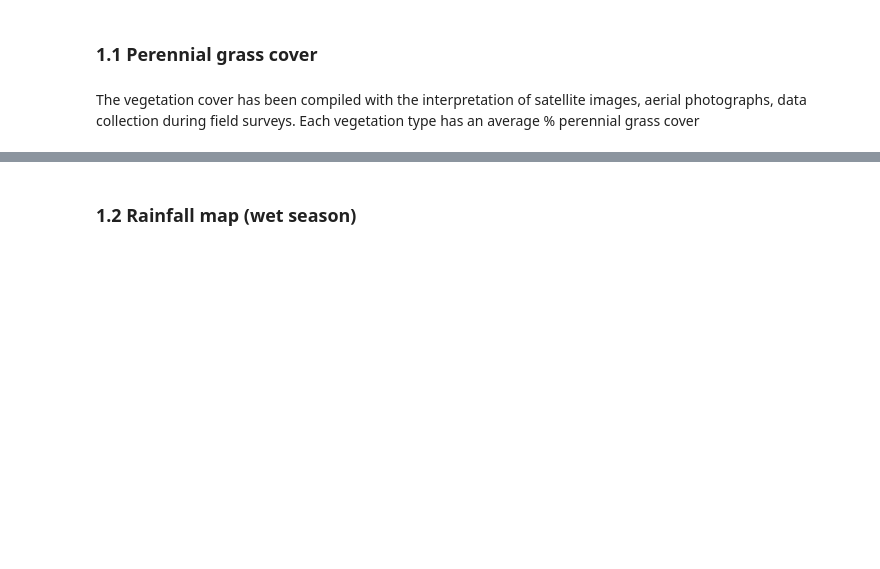
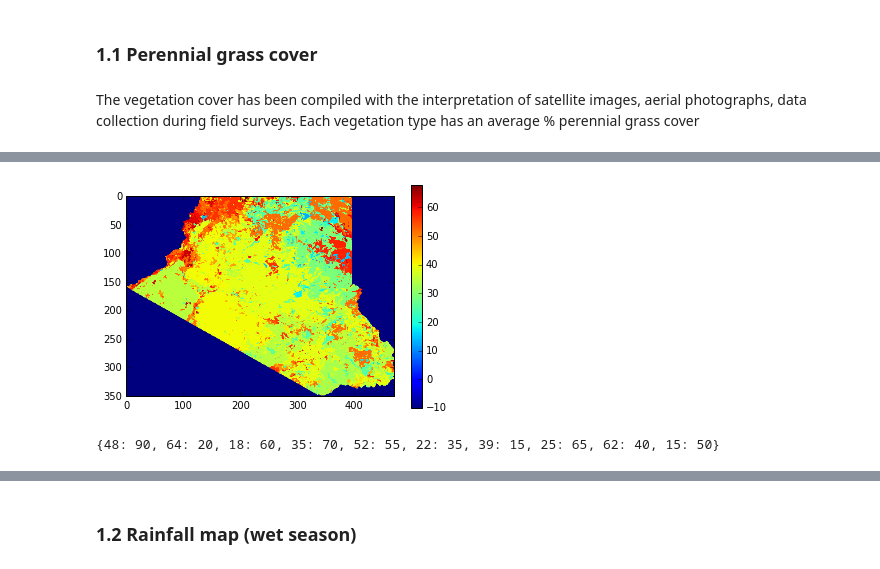
Before and after one commit to piccicla/geopython2016, a Jupyter notebook: geopython.ipynb, the cells around one changed output, grey strips where cells are left out. Saved outputs shown, nothing was run; the diff lists cells and outputs as text; code cells hidden in the pictures; blank space fills up the shorter version.

```diff
--- a/geopython.ipynb
+++ b/geopython.ipynb
@@ -117,11 +127,13 @@ print(ilwis.Engine().operationMetaData("selection"))
 # %%
 #open raster and filter the DN column usin the selection operation
 #this is necessary because vegetation il linked to a vegetation table
 
 rc = ilwis.RasterCoverage("vegetation.mpr")
 rcdn = ilwis.Engine.do("selection",rc,'"attributes(DN)"')
 
-visualize(rcdn, cmap= 'jet')
+visualize(rcdn, minvalue = -10,   cmap= 'jet')
+# %% [output]
+[figure, added]
 # %%
 # we want to reclassify the pixel values according to values stored in the table grasscover.csv
 # the new value is a grass percentage coverage
@@ -130,7 +142,7 @@ import csv
 import os
 
 #set your Python current working directory!
-os.chdir(r"C:\Python34\Scripts\geopython\data")
+os.chdir(pth)
 
 reclass ={}
 
@@ -144,6 +156,8 @@ for line in r:
         reclass[int(line[0])]=int(line[1])
 
 print(reclass)
+# %% [output]
+{48: 90, 64: 20, 18: 60, 35: 70, 52: 55, 22: 35, 39: 15, 25: 65, 62: 40, 15: 50}
 # %%
 # we use the dictionary to add values to the 'reclass' column
 
```
Also changed, not shown: parts of 25 cells of this notebook.
